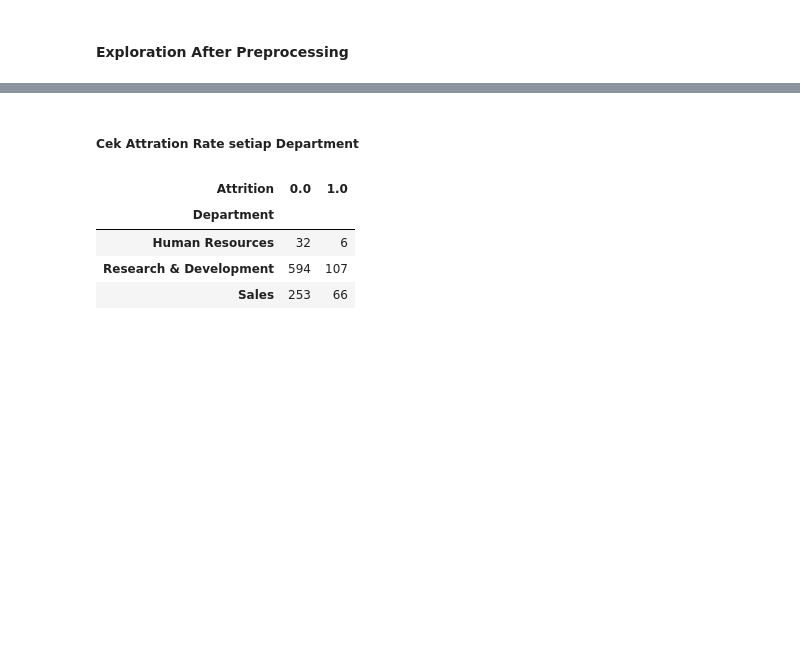
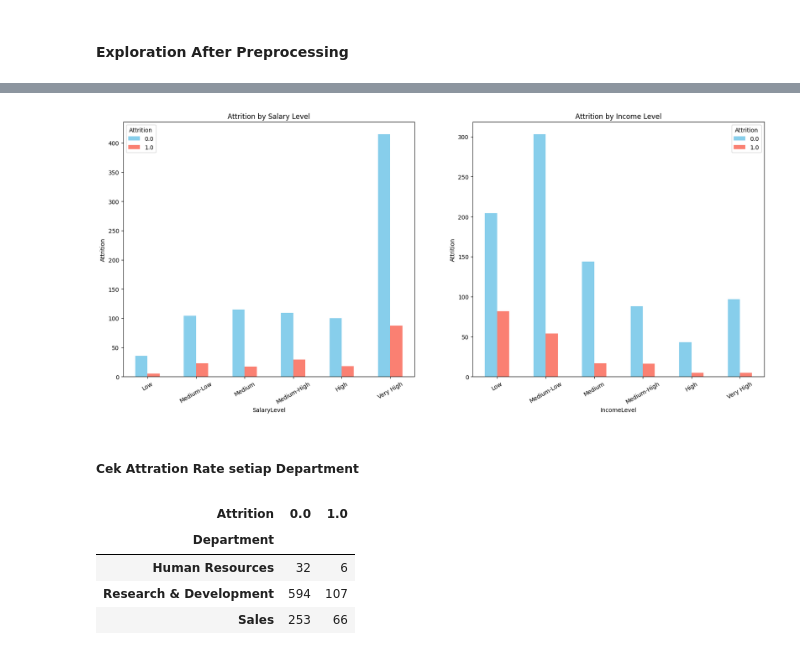
Before and after one commit to Sulbae/HR-Dashboard, a Jupyter notebook: notebook.ipynb, the cells around one changed output, grey strips where cells are left out. Cells and saved outputs as stored; diff of their text form; code cells hidden in the pictures; blank space fills up the shorter version.

```diff
--- a/notebook.ipynb
+++ b/notebook.ipynb
@@ -350,0 +389,11 @@ Passing `palette` without assigning `hue` is deprecated and will be removed in v
+# %%
+salary_column = ['HourlyRate', 'DailyRate', 'MonthlyRate', 'MonthlyIncome']
+
+salary_df = selected_df.copy()
+salary_df = salary_df[['EmployeeId'] + salary_column + ['Attrition']]
+# %%
+salary_bins = [0, 3000, 6000, 9000, 12000, 15000, np.inf]
+
+salary_df['SalaryLevel'] = pd.cut(salary_df['MonthlyRate'], bins=salary_bins, labels=['Low', 'Medium-Low', 'Medium', 'Medium-High', 'High', 'Very High'])
+
+salary_df['IncomeLevel'] = pd.cut(salary_df['MonthlyIncome'], bins=salary_bins, labels=['Low', 'Medium-Low', 'Medium', 'Medium-High', 'High', 'Very High'])
@@ -350,0 +422,4 @@ Passing `palette` without assigning `hue` is deprecated and will be removed in v
+# %%
+att_income = salary_df.groupby('IncomeLevel')['Attrition'].value_counts().unstack()
+
+att_income
@@ -351,3 +435,21 @@ Passing `palette` without assigning `hue` is deprecated and will be removed in v
+# %%
+fig, axes = plt.subplots(1, 2, figsize=(20, 8))
+
+axes[0].set_title('Attrition by Salary Level')
+axes[1].set_title('Attrition by Income Level')
+
+att_salary.plot(kind='bar', stacked=False, color=['skyblue', 'salmon'], ax=axes[0])
+att_income.plot(kind='bar', stacked=False, color=['skyblue', 'salmon'], ax=axes[1])
+
+axes[0].set_xticklabels(axes[0].get_xticklabels(), rotation=30)
+axes[1].set_xticklabels(axes[1].get_xticklabels(), rotation=30)
+
+axes[0].set_ylabel('Attrition')
+axes[1].set_ylabel('Attrition')
+
+plt.show()
+# %% [output]
+[figure, added]
 # %% [markdown]
 ##### Cek Attration Rate setiap Department
 # %%
```
Also changed, not shown: parts of 26 cells of this notebook, 1 other file.
